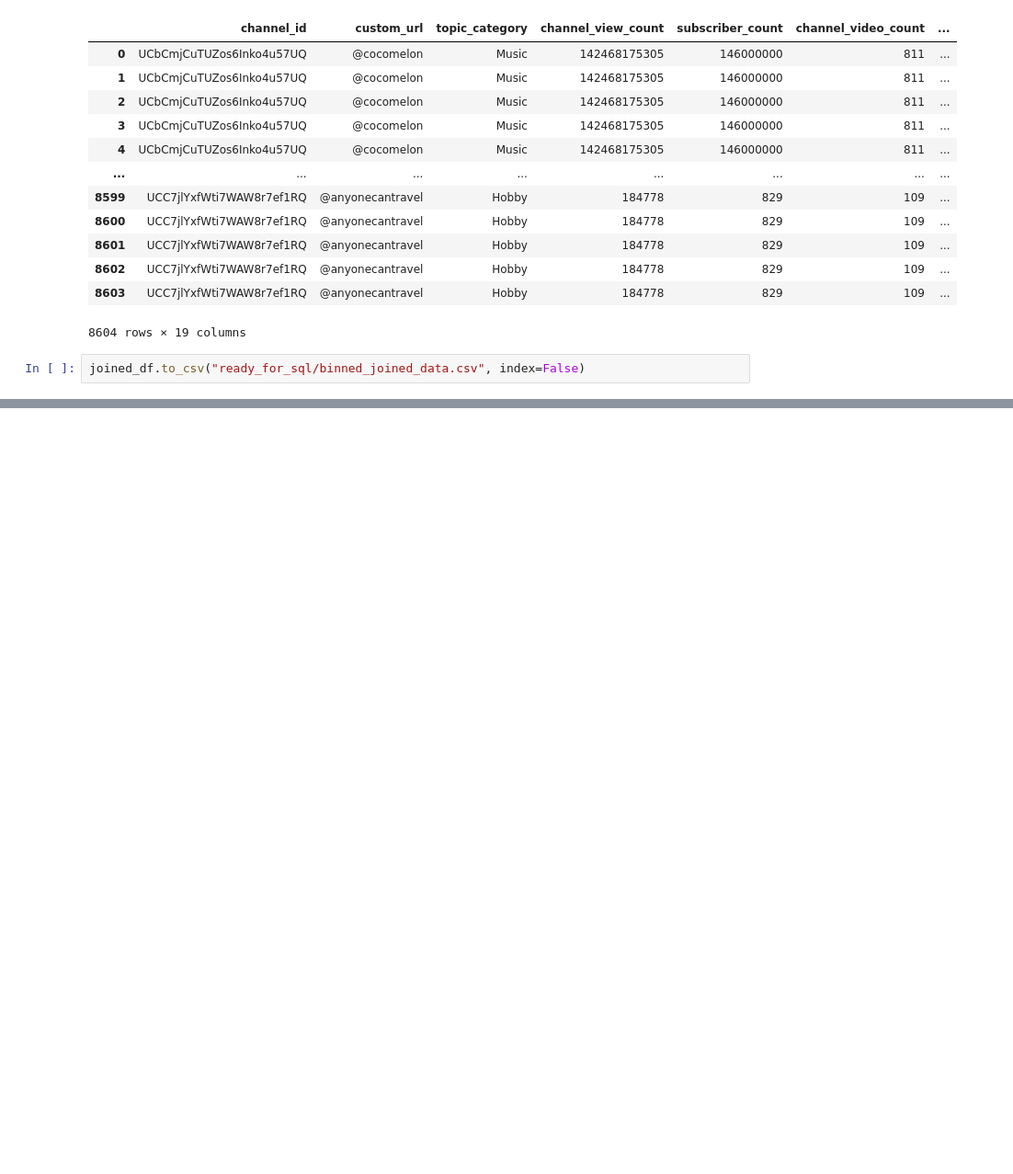
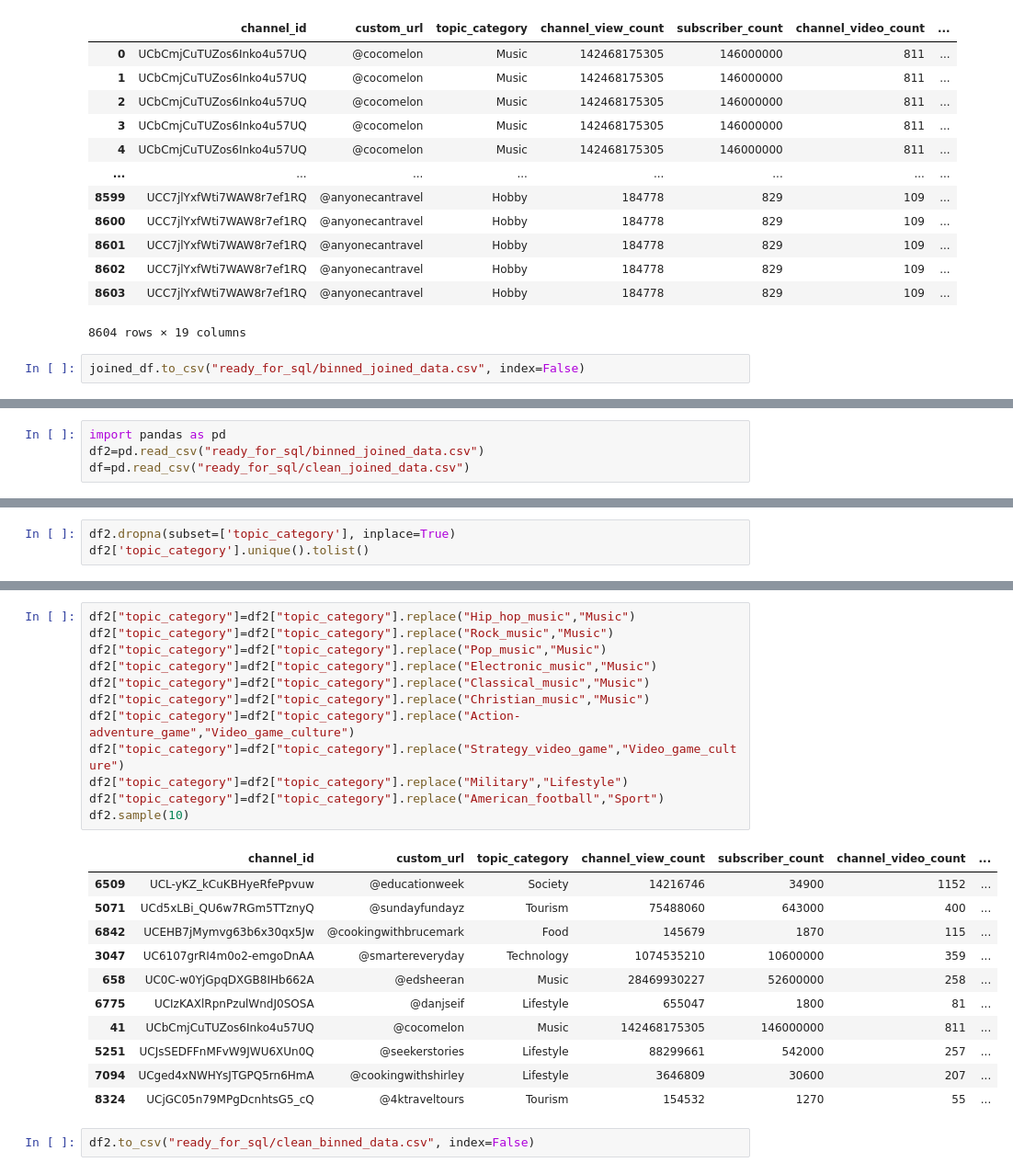
Before and after one commit to SNEHALDD/Youtube_Video_Analysis, a Jupyter notebook: Database/cleaning_dataframe.ipynb, the cells around one changed output, grey strips where cells are left out. Shown: that part at 92% size. Saved outputs shown, nothing was run; the diff lists cells and outputs as text; blank space fills up the shorter version.

```diff
--- a/Database/cleaning_dataframe.ipynb
+++ b/Database/cleaning_dataframe.ipynb
@@ -436,0 +568,4 @@ joined_df.to_csv("ready_for_sql/binned_joined_data.csv", index=False)
+# %%
+import pandas as pd
+df2=pd.read_csv("ready_for_sql/binned_joined_data.csv")
+df=pd.read_csv("ready_for_sql/clean_joined_data.csv")
@@ -436,0 +576,3 @@ joined_df.to_csv("ready_for_sql/binned_joined_data.csv", index=False)
+# %%
+df2.dropna(subset=['topic_category'], inplace=True)
+df2['topic_category'].unique().tolist()
@@ -436,0 +613,26 @@ joined_df.to_csv("ready_for_sql/binned_joined_data.csv", index=False)
+# %%
+df2["topic_category"]=df2["topic_category"].replace("Hip_hop_music","Music")
+df2["topic_category"]=df2["topic_category"].replace("Rock_music","Music")
+df2["topic_category"]=df2["topic_category"].replace("Pop_music","Music")
+df2["topic_category"]=df2["topic_category"].replace("Electronic_music","Music")
+df2["topic_category"]=df2["topic_category"].replace("Classical_music","Music")
+df2["topic_category"]=df2["topic_category"].replace("Christian_music","Music")
+df2["topic_category"]=df2["topic_category"].replace("Action-adventure_game","Video_game_culture")
+df2["topic_category"]=df2["topic_category"].replace("Strategy_video_game","Video_game_culture")
+df2["topic_category"]=df2["topic_category"].replace("Military","Lifestyle")
+df2["topic_category"]=df2["topic_category"].replace("American_football","Sport")
+df2.sample(10)
+# %% [output]
+|  | channel_id | custom_url | topic_category | channel_view_count | subscriber_count | channel_video_count | ... |
+| 6509 | UCL-yKZ_kCuKBHyeRfePpvuw | @educationweek | Society | 14216746 | 34900 | 1152 | ... |
+| 5071 | UCd5xLBi_QU6w7RGm5TTznyQ | @sundayfundayz | Tourism | 75488060 | 643000 | 400 | ... |
+| 6842 | UCEHB7jMymvg63b6x30qx5Jw | @cookingwithbrucemark | Food | 145679 | 1870 | 115 | ... |
+| 3047 | UC6107grRI4m0o2-emgoDnAA | @smartereveryday | Technology | 1074535210 | 10600000 | 359 | ... |
+| 658 | UC0C-w0YjGpqDXGB8IHb662A | @edsheeran | Music | 28469930227 | 52600000 | 258 | ... |
+| 6775 | UCIzKAXlRpnPzulWndJ0SOSA | @danjseif | Lifestyle | 655047 | 1800 | 81 | ... |
+| 41 | UCbCmjCuTUZos6Inko4u57UQ | @cocomelon | Music | 142468175305 | 146000000 | 811 | ... |
+| 5251 | UCJsSEDFFnMFvW9JWU6XUn0Q | @seekerstories | Lifestyle | 88299661 | 542000 | 257 | ... |
+| 7094 | UCged4xNWHYsJTGPQ5rn6HmA | @cookingwithshirley | Lifestyle | 3646809 | 30600 | 207 | ... |
+| 8324 | UCjGC05n79MPgDcnhtsG5_cQ | @4ktraveltours | Tourism | 154532 | 1270 | 55 | ... |
+# %%
+df2.to_csv("ready_for_sql/clean_binned_data.csv", index=False)
```
Also changed, not shown: parts of 15 cells of this notebook, 12 other files.
